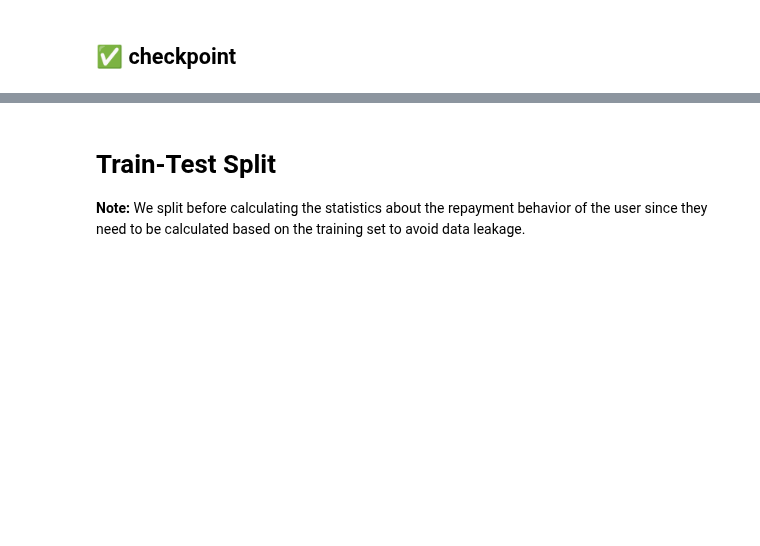
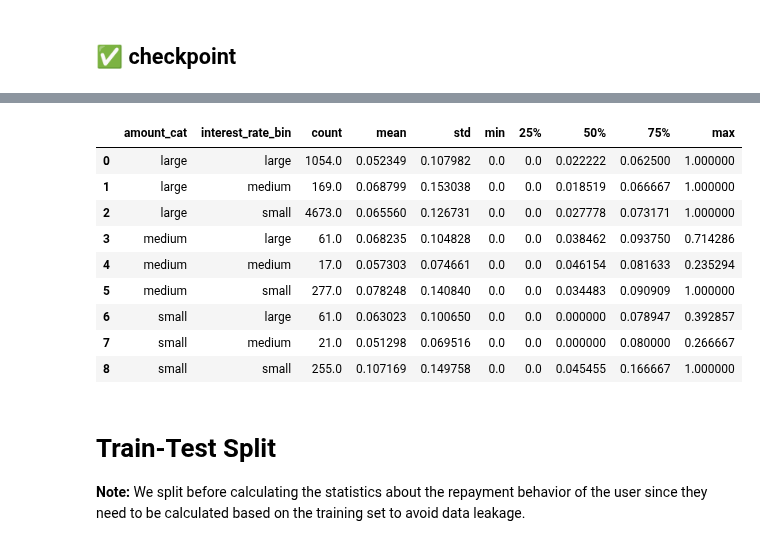
Before and after one commit to lamproslntz/loan-repayment-analysis, a Jupyter notebook: notebooks/preprocessing_feature_engineering.ipynb, the cells around one changed output, grey strips where cells are left out. Cells and saved outputs as stored; diff of their text form; code cells hidden in the pictures; blank space fills up the shorter version.

Commit message:
feat: good/bad loan definition

```diff
--- a/notebooks/preprocessing_feature_engineering.ipynb
+++ b/notebooks/preprocessing_feature_engineering.ipynb
@@ -343,10 +345,20 @@ for i in range(0, 10_000, 1_000):
     label = f"{int(i/1_000)}k - {int((i+1_000)/1_000)}k"
     df_loans.loc[df_loans["amount"].between(i, i+1_000), "amount_bin"] = label
 
-# loan due amount bins
-for i in range(0, 15_000, 1_000):
-    label = f"{int(i/1_000)}k - {int((i+1_000)/1_000)}k"
-    df_loans.loc[df_loans["due_amount"].between(i, i+1_000), "due_amount_bin"] = label
+# loan amount sizes
+df_loans.loc[df_loans["amount_bin"].isin(["1k - 2k", "2k - 3k"]), "amount_cat"] = "small"
+df_loans.loc[df_loans["amount_bin"].isin(["3k - 4k", "4k - 5k"]), "amount_cat"] = "medium"
+df_loans.loc[df_loans["amount_bin"].isin(["5k - 6k", "6k - 7k"]), "amount_cat"] = "large"
+# %%
+# loan due amount bins
+for i in range(0, 15_000, 1_000):
+    label = f"{int(i/1_000)}k - {int((i+1_000)/1_000)}k"
+    df_loans.loc[df_loans["due_amount"].between(i, i+1_000), "due_amount_bin"] = label
+
+# loan due amount sizes
+df_loans.loc[df_loans["due_amount_bin"].isin(["1k - 2k", "2k - 3k"]), "due_amount_cat"] = "small"
+df_loans.loc[df_loans["due_amount_bin"].isin(["3k - 4k", "4k - 5k"]), "due_amount_cat"] = "medium"
+df_loans.loc[df_loans["due_amount_bin"].isin(["5k - 6k", "6k - 7k", "7k - 8k", "8k - 9k"]), "due_amount_cat"] = "large"
 # %%
 # Loan Fees: difference between total_amount and (net) amount
 # higher fees might correlate with higher risk of default
@@ -627,0 +657,15 @@ df_users.to_pickle("../data/processed/df_users.pkl")
+# %%
+# calculate 5-number summary of default rate per loan amount and interest rate combination
+stats = df_loans.groupby(["amount_cat", "interest_rate_bin"], as_index=False)["rate_default"].describe()
+stats
+# %% [output]
+|  | amount_cat | interest_rate_bin | count | mean | std | min | 25% | 50% | 75% | max |
+| 0 | large | large | 1054.0 | 0.052349 | 0.107982 | 0.0 | 0.0 | 0.022222 | 0.062500 | 1.000000 |
+| 1 | large | medium | 169.0 | 0.068799 | 0.153038 | 0.0 | 0.0 | 0.018519 | 0.066667 | 1.000000 |
+| 2 | large | small | 4673.0 | 0.065560 | 0.126731 | 0.0 | 0.0 | 0.027778 | 0.073171 | 1.000000 |
+| 3 | medium | large | 61.0 | 0.068235 | 0.104828 | 0.0 | 0.0 | 0.038462 | 0.093750 | 0.714286 |
+| 4 | medium | medium | 17.0 | 0.057303 | 0.074661 | 0.0 | 0.0 | 0.046154 | 0.081633 | 0.235294 |
+| 5 | medium | small | 277.0 | 0.078248 | 0.140840 | 0.0 | 0.0 | 0.034483 | 0.090909 | 1.000000 |
+| 6 | small | large | 61.0 | 0.063023 | 0.100650 | 0.0 | 0.0 | 0.000000 | 0.078947 | 0.392857 |
+| 7 | small | medium | 21.0 | 0.051298 | 0.069516 | 0.0 | 0.0 | 0.000000 | 0.080000 | 0.266667 |
+| 8 | small | small | 255.0 | 0.107169 | 0.149758 | 0.0 | 0.0 | 0.045455 | 0.166667 | 1.000000 |
```
Also changed, not shown: parts of 6 cells of this notebook.
